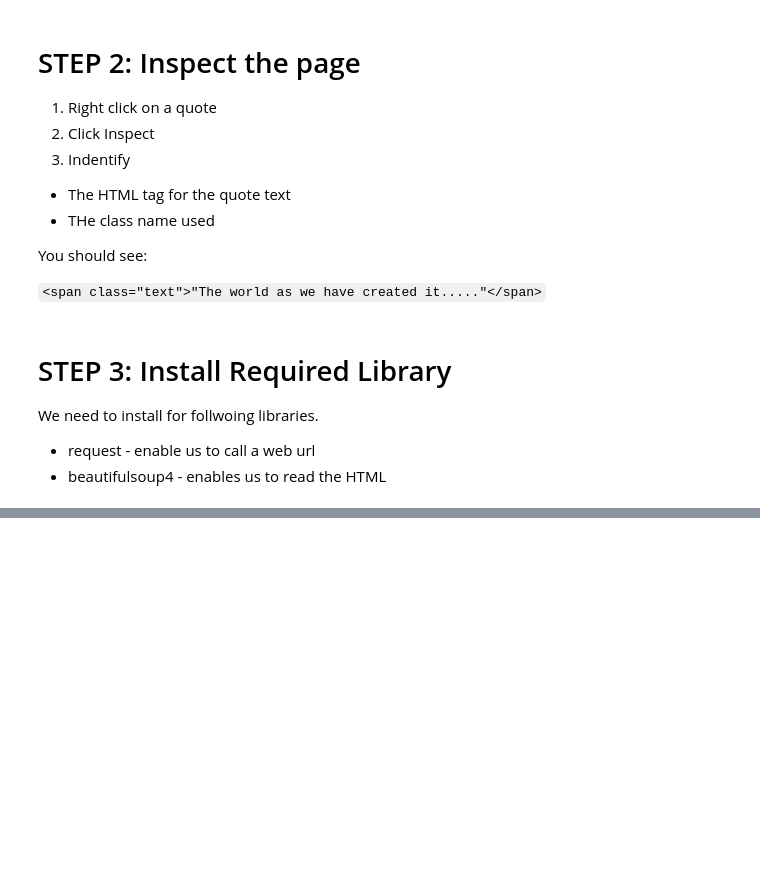
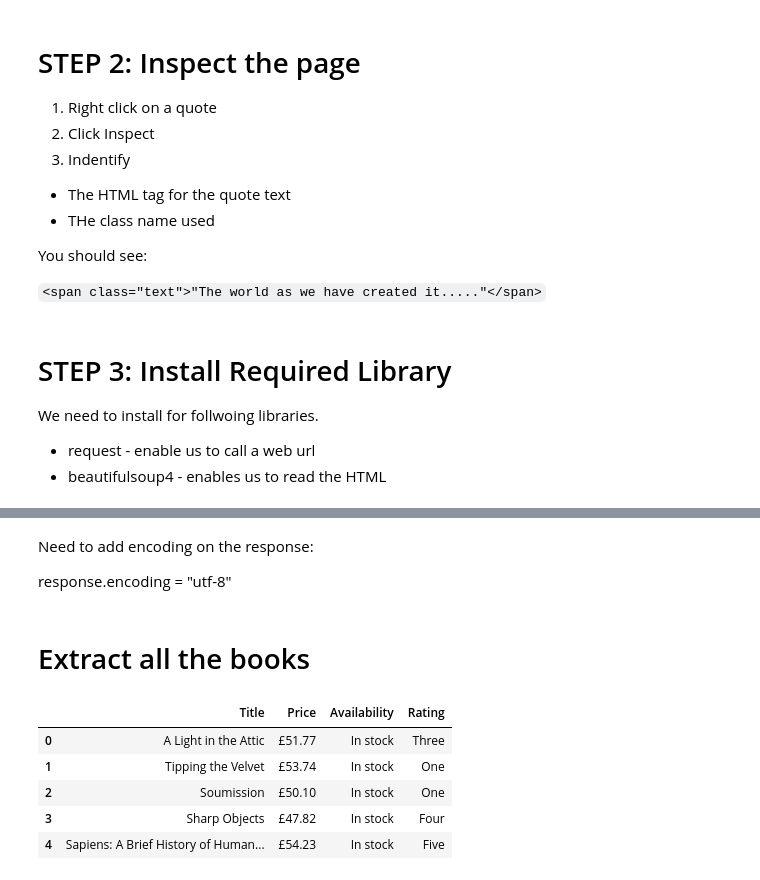
Before and after one commit to p-tech/wbs-dm-2026, a Jupyter notebook: web_scrape/Scrape_Elements.ipynb, the cells around one changed output, grey strips where cells are left out. Drawn from its saved outputs; the diff is of its cells as text; code cells hidden in the pictures; blank space fills up the shorter version.

```diff
--- a/web_scrape/Scrape_Elements.ipynb
+++ b/web_scrape/Scrape_Elements.ipynb
@@ -194,0 +49,6 @@ Slect a website and extract eleemnts from the page
+# %%
+url = "http://books.toscrape.com"
+response = requests.get(url)
+response.encoding = "utf-8"
+
+print(response.status_code)
@@ -194,0 +68,5 @@ Slect a website and extract eleemnts from the page
+# %%
+soup = BeautifulSoup(response.text, "lxml")
+
+print(soup.title)
+print(soup.title.text)
@@ -194,0 +88,4 @@ Slect a website and extract eleemnts from the page
+# %%
+books = soup.find_all("article", class_="product_pod")
+
+print(len(books))
@@ -194,0 +96,9 @@ Slect a website and extract eleemnts from the page
+# %%
+book = books[0]
+
+title = book.h3.a["title"]
+price = book.find("p", class_="price_color").text
+availability = book.find("p", class_="instock availability").text.strip()
+rating = book.p["class"][1]
+
+print(title, price, availability, rating)
@@ -194,0 +113,27 @@ Slect a website and extract eleemnts from the page
+# %% [markdown]
+Need to add encoding on the response:
+
+response.encoding = "utf-8"
+# %% [markdown]
+# Extract all the books
+# %%
+data = []
+
+for book in books:
+    title = book.h3.a["title"]
+    price = book.find("p", class_="price_color").text
+    availability = book.find("p", class_="instock availability").text.strip()
+    rating = book.p["class"][1]
+
+    data.append([title, price, availability, rating])
+
+df = pd.DataFrame(data, columns=["Title", "Price", "Availability", "Rating"])
+
+df.head()
+# %% [output]
+|  | Title | Price | Availability | Rating |
+| 0 | A Light in the Attic | £51.77 | In stock | Three |
+| 1 | Tipping the Velvet | £53.74 | In stock | One |
+| 2 | Soumission | £50.10 | In stock | One |
+| 3 | Sharp Objects | £47.82 | In stock | Four |
+| 4 | Sapiens: A Brief History of Human... | £54.23 | In stock | Five |
```
Also changed, not shown: parts of 35 cells of this notebook.
